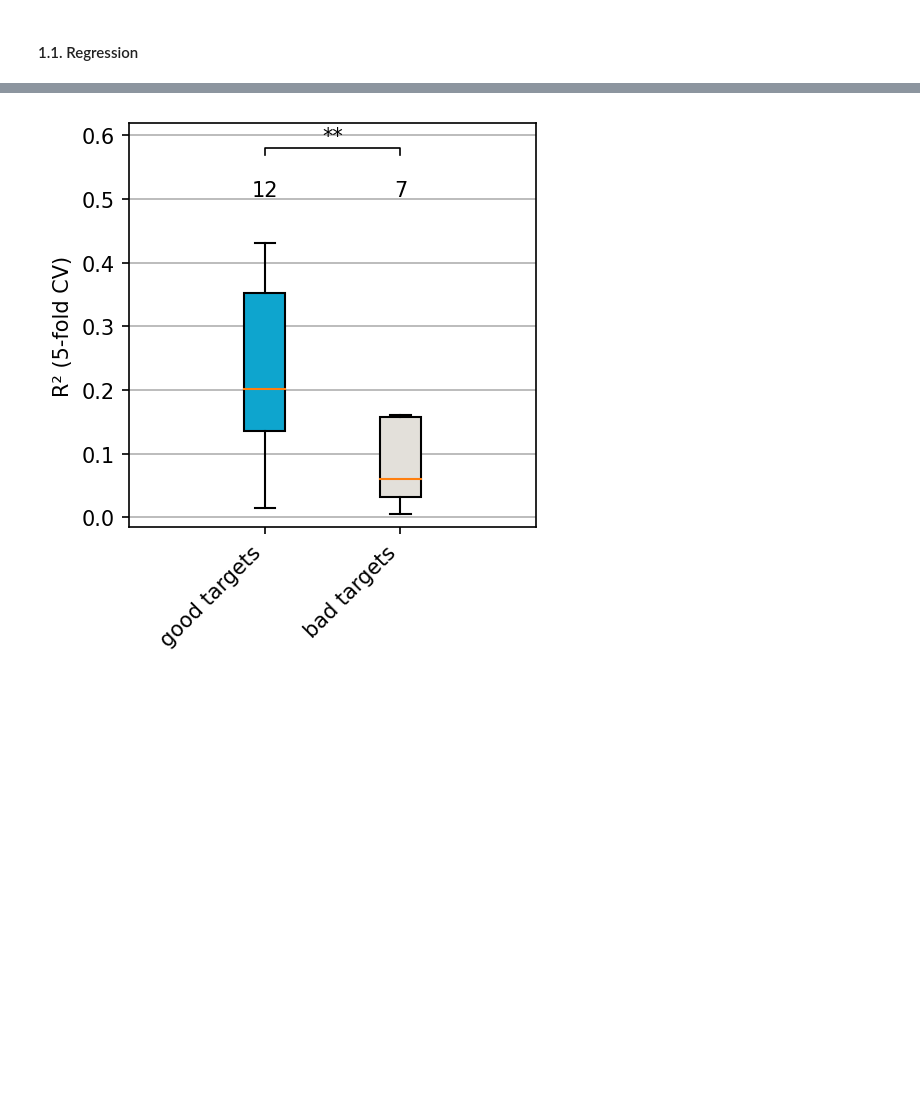
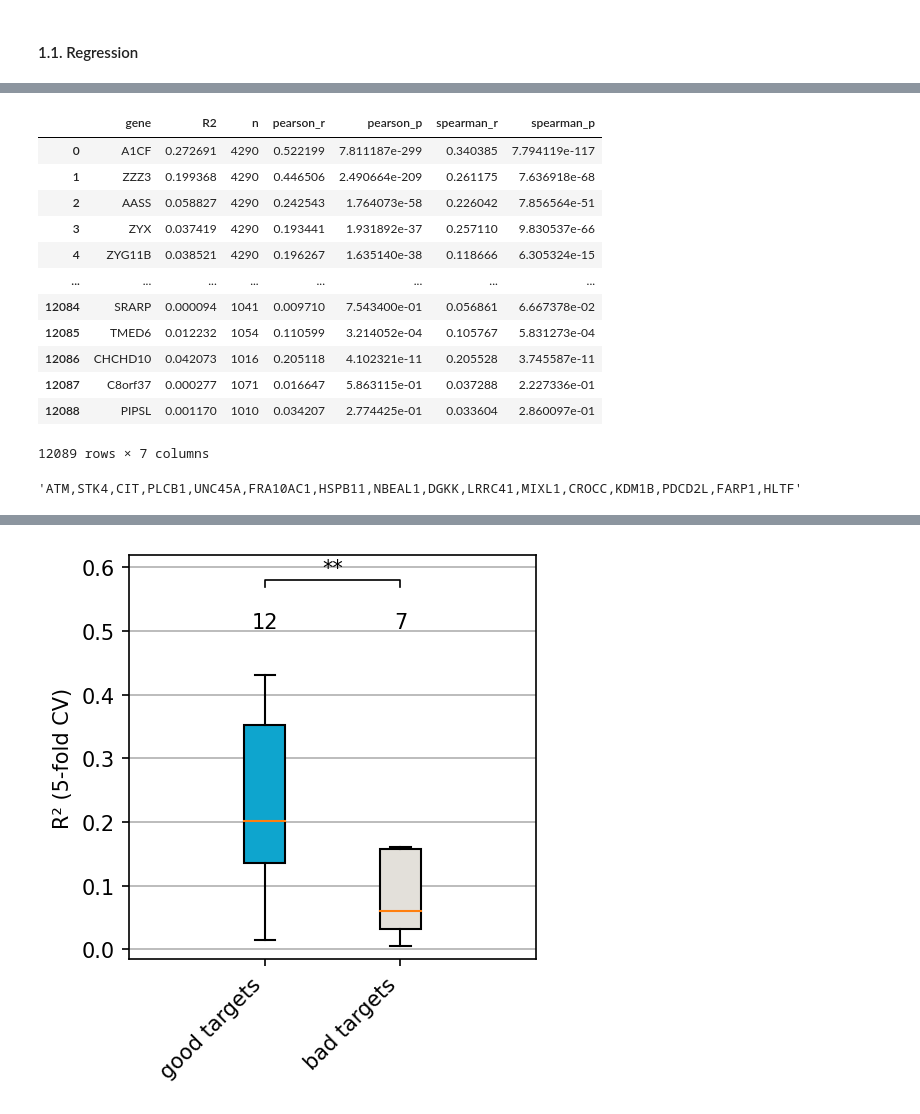
Before and after one commit to gtamo39/MS_ML, a Jupyter notebook: vignettes/MS_TargetML.ipynb, the cells around one changed output, grey strips where cells are left out. Saved outputs shown, nothing was run; the diff lists cells and outputs as text; code cells hidden in the pictures; blank space fills up the shorter version.

```diff
--- a/vignettes/MS_TargetML.ipynb
+++ b/vignettes/MS_TargetML.ipynb
@@ -324,0 +356,21 @@ output.gene_metrics.sort_values('R2', ascending=False)
+# %%
+pd.read_csv(params.GENE_SAR_OUT)#.sort_values('R2', ascending=False)
+# %% [output]
+|  | gene | R2 | n | pearson_r | pearson_p | spearman_r | spearman_p |
+| 0 | A1CF | 0.272691 | 4290 | 0.522199 | 7.811187e-299 | 0.340385 | 7.794119e-117 |
+| 1 | ZZZ3 | 0.199368 | 4290 | 0.446506 | 2.490664e-209 | 0.261175 | 7.636918e-68 |
+| 2 | AASS | 0.058827 | 4290 | 0.242543 | 1.764073e-58 | 0.226042 | 7.856564e-51 |
+| 3 | ZYX | 0.037419 | 4290 | 0.193441 | 1.931892e-37 | 0.257110 | 9.830537e-66 |
+| 4 | ZYG11B | 0.038521 | 4290 | 0.196267 | 1.635140e-38 | 0.118666 | 6.305324e-15 |
+| ... | ... | ... | ... | ... | ... | ... | ... |
+| 12084 | SRARP | 0.000094 | 1041 | 0.009710 | 7.543400e-01 | 0.056861 | 6.667378e-02 |
+| 12085 | TMED6 | 0.012232 | 1054 | 0.110599 | 3.214052e-04 | 0.105767 | 5.831273e-04 |
+| 12086 | CHCHD10 | 0.042073 | 1016 | 0.205118 | 4.102321e-11 | 0.205528 | 3.745587e-11 |
+| 12087 | C8orf37 | 0.000277 | 1071 | 0.016647 | 5.863115e-01 | 0.037288 | 2.227336e-01 |
+| 12088 | PIPSL | 0.001170 | 1010 | 0.034207 | 2.774425e-01 | 0.033604 | 2.860097e-01 |
+12089 rows × 7 columns
+# %%
+JSC_targets = ['ATM','STK4','CIT','PLCB1','UNC45A','FRA10AC1','HSPB11','NBEAL1','DGKK','LRRC41','MIXL1','CROCC','KDM1B','PDCD2L','FARP1','HLTF']
+','.join(JSC_targets)
+# %% [output]
+'ATM,STK4,CIT,PLCB1,UNC45A,FRA10AC1,HSPB11,NBEAL1,DGKK,LRRC41,MIXL1,CROCC,KDM1B,PDCD2L,FARP1,HLTF'
```
Also changed, not shown: parts of 9 cells of this notebook, 8 other files.
